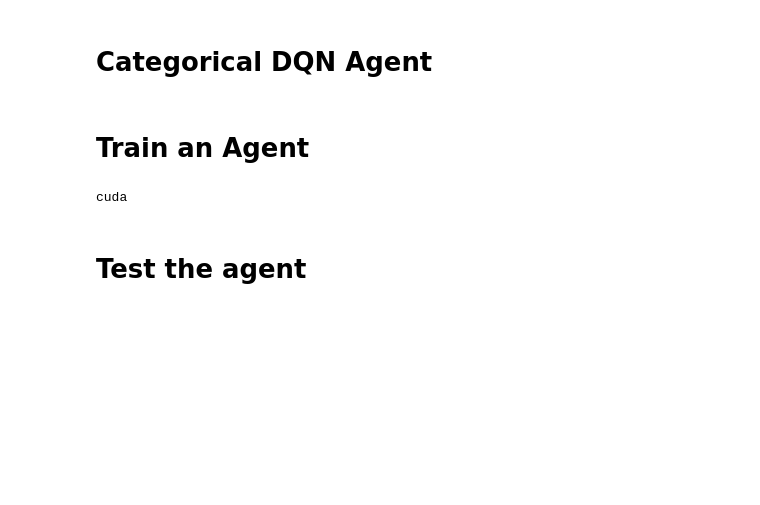
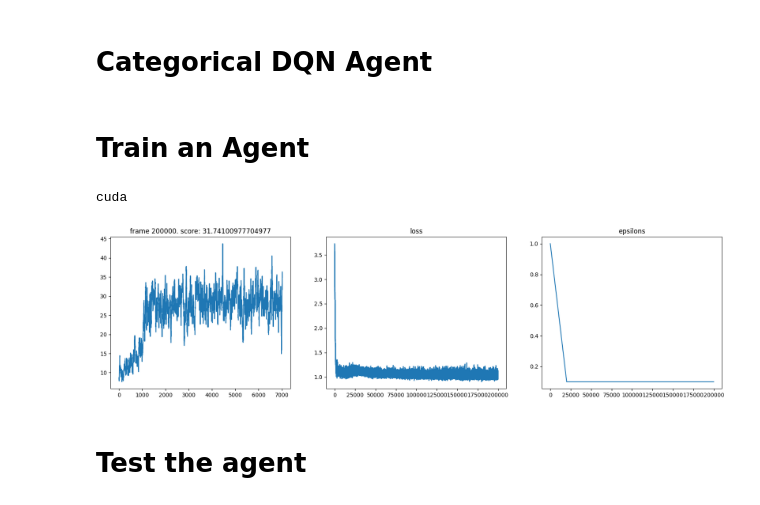
Before and after one commit to CM30359-Group-14/Group-Assignment, a Jupyter notebook: categorical_dqn/categorical_dqn.ipynb, the cells around one changed output. Saved outputs shown, nothing was run; the diff lists cells and outputs as text; code cells hidden in the pictures; blank space fills up the shorter version.

Commit message:
Trained all agents for 200k frames and then analysed the results

```diff
--- a/categorical_dqn/categorical_dqn.ipynb
+++ b/categorical_dqn/categorical_dqn.ipynb
@@ -194,8 +202,8 @@ env = gym.make("highway-fast-v0", render_mode="rgb_array")
 # %%
 seed = 777
-num_frames = 100_000
-memory_size = 4_000
-gamma = 0.8
+num_frames = 200_000
+memory_size = 10_000
+gamma = 0.85
 batch_size = 64
 target_update = 50
 epsilon_decay = 1 / (num_frames // 10)
@@ -211,5 +219,7 @@ agent = CategoricalDQNAgent(
 )
 # %% [output]
 cuda
-# %%
-agent.train(num_frames)
+# %%
+scores, losses, epsilons = agent.train(num_frames)
+# %% [output]
+[figure, added]
```
Also changed, not shown: parts of 6 cells of this notebook, 15 other files.
